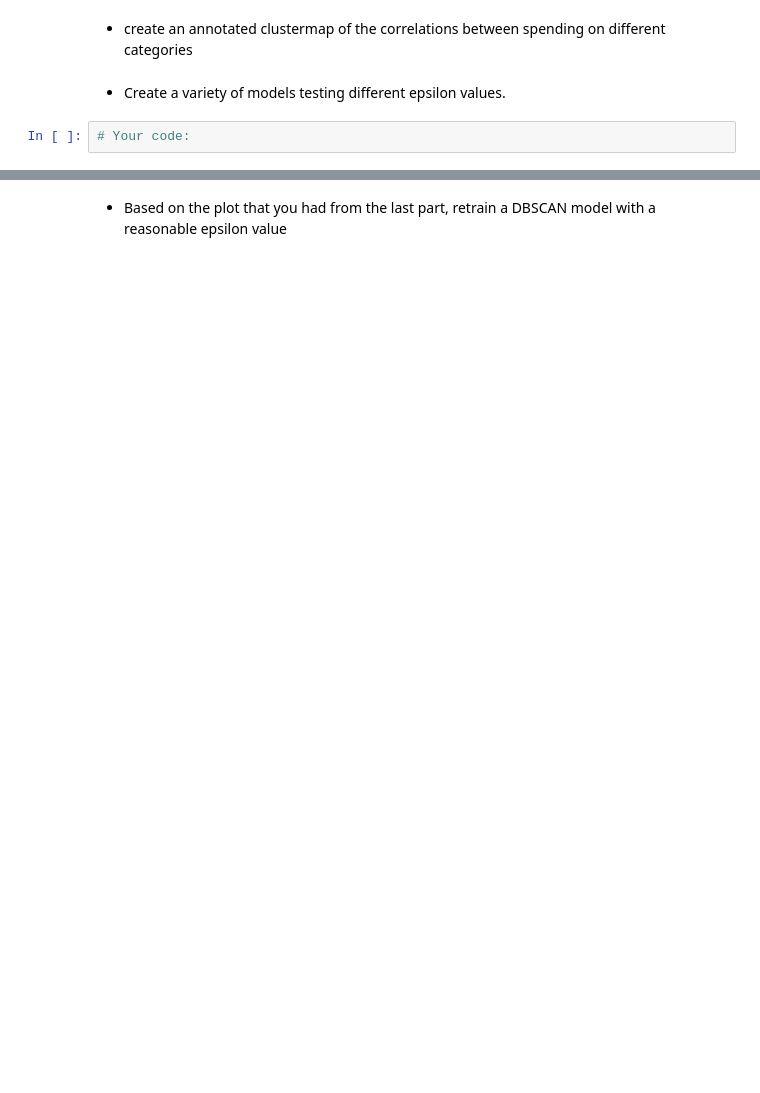
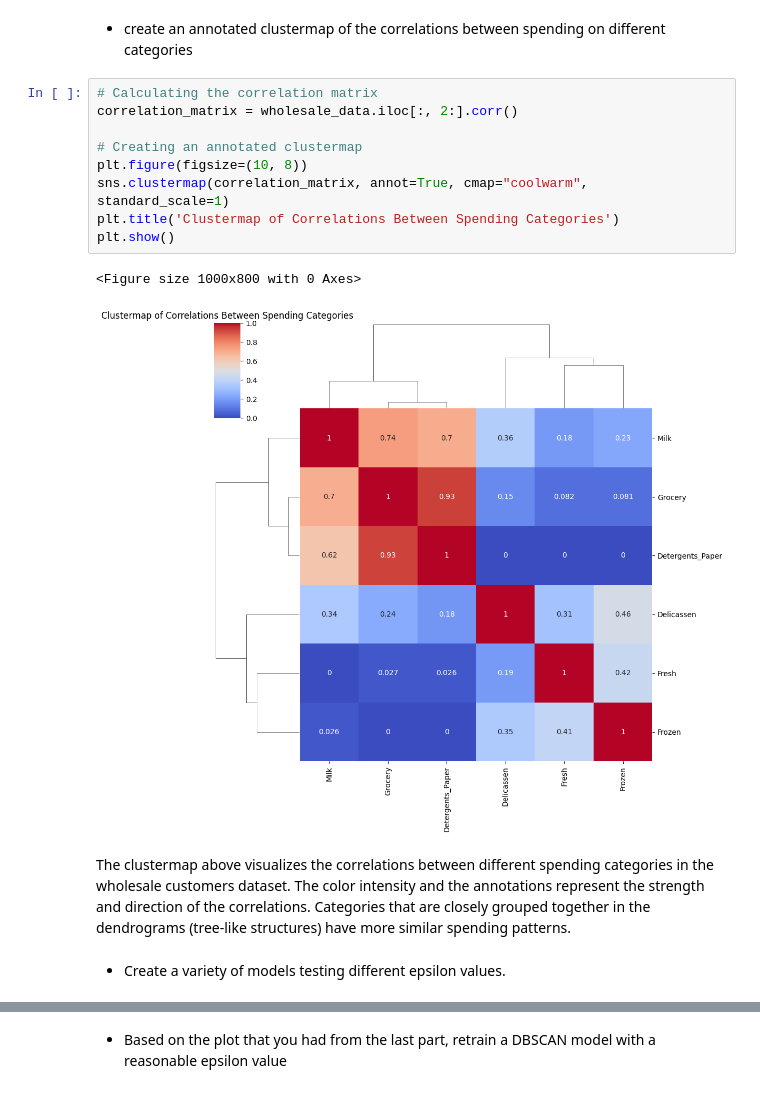
Before and after one commit to peyman886/Machine_Learning, a Jupyter notebook: Bahrak 1402-1/HomeWork/HW06/Machine_Learning_HW06.ipynb, the cells around one changed output, grey strips where cells are left out. Saved outputs shown, nothing was run; the diff lists cells and outputs as text; blank space fills up the shorter version.

```diff
--- a/Bahrak 1402-1/HomeWork/HW06/Machine_Learning_HW06.ipynb
+++ b/Bahrak 1402-1/HomeWork/HW06/Machine_Learning_HW06.ipynb
@@ -463,6 +466,18 @@ plt.show()
 # %% [markdown]
 - create an annotated clustermap of the correlations between spending on different categories
+# %%
+# Calculating the correlation matrix
+correlation_matrix = wholesale_data.iloc[:, 2:].corr()
+
+# Creating an annotated clustermap
+plt.figure(figsize=(10, 8))
+sns.clustermap(correlation_matrix, annot=True, cmap="coolwarm", standard_scale=1)
+plt.title('Clustermap of Correlations Between Spending Categories')
+plt.show()
+# %% [output]
+<Figure size 1000x800 with 0 Axes>
+[figure, added]
+# %% [markdown]
+The clustermap above visualizes the correlations between different spending categories in the wholesale customers dataset. The color intensity and the annotations represent the strength and direction of the correlations. Categories that are closely grouped together in the dendrograms (tree-like structures) have more similar spending patterns.
 # %% [markdown]
 - Create a variety of models testing different epsilon values.
-# %%
-# Your code:
```
Also changed, not shown: parts of 15 cells of this notebook.
